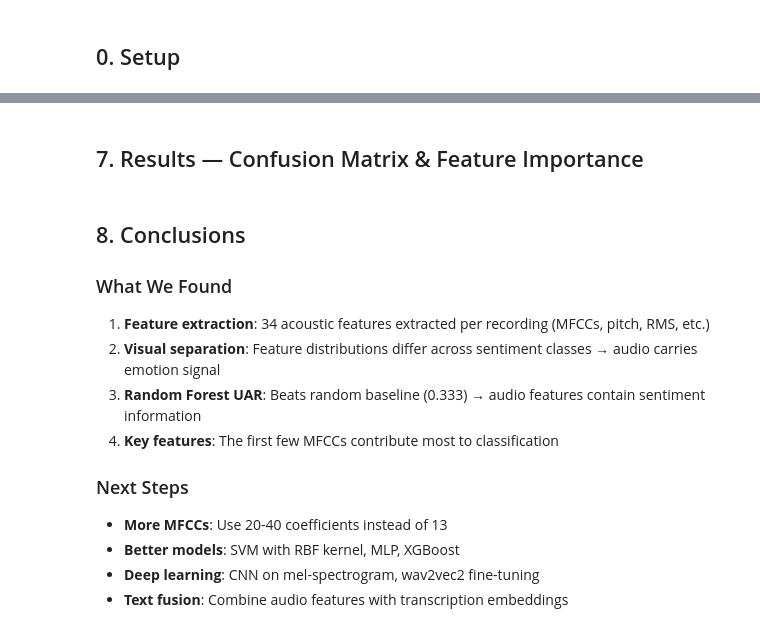
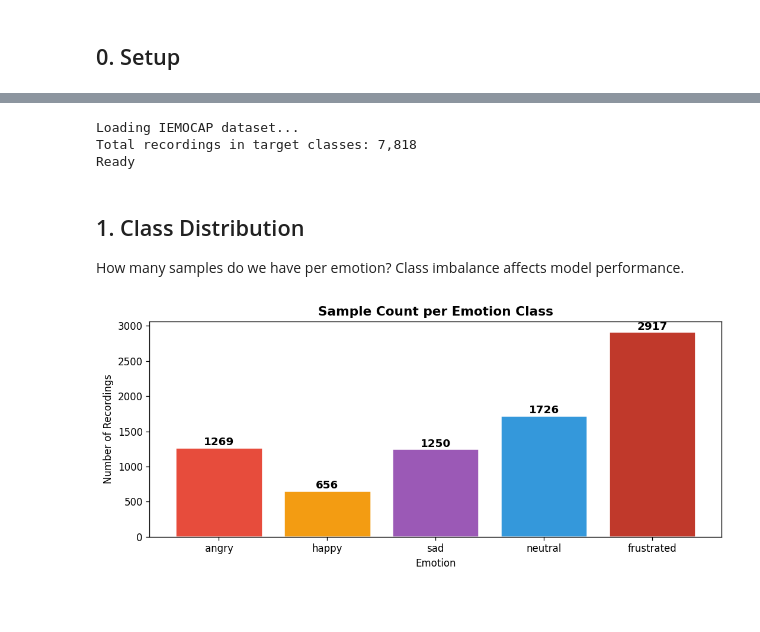
Before and after one commit to ronenhr/IEMOCAP-project, a Jupyter notebook: notebooks/03_audio_features.ipynb, the cells around one changed output, grey strips where cells are left out. Cells and saved outputs as stored; diff of their text form; code cells hidden in the pictures; blank space fills up the shorter version.

```diff
--- a/notebooks/03_audio_features.ipynb
+++ b/notebooks/03_audio_features.ipynb
@@ -271,2 +23,0 @@ print(f"    Improvement over random: {(mean_uar-0.333)/0.333*100:.1f}%")
-# %% [markdown]
-## 7. Results — Confusion Matrix & Feature Importance
@@ -294,15 +24,57 @@ print(f"\n📌 Most important feature: {importances.idxmax()}")
-# %% [markdown]
-## 8. Conclusions
-
-### What We Found
-
-1. **Feature extraction**: 34 acoustic features extracted per recording (MFCCs, pitch, RMS, etc.)
-2. **Visual separation**: Feature distributions differ across sentiment classes → audio carries emotion signal
-3. **Random Forest UAR**: Beats random baseline (0.333) → audio features contain sentiment information
-4. **Key features**: The first few MFCCs contribute most to classification
-
-### Next Steps
-- **More MFCCs**: Use 20-40 coefficients instead of 13
-- **Better models**: SVM with RBF kernel, MLP, XGBoost
-- **Deep learning**: CNN on mel-spectrogram, wav2vec2 fine-tuning
-- **Text fusion**: Combine audio features with transcription embeddings
+# %%
+import warnings; warnings.filterwarnings("ignore")
+import numpy as np, pandas as pd
+import matplotlib.pyplot as plt, matplotlib.gridspec as gridspec
+import librosa, librosa.display
+import seaborn as sns
+from datasets import load_dataset
+from pathlib import Path
+from sklearn.ensemble import RandomForestClassifier
+from sklearn.metrics import classification_report, confusion_matrix, ConfusionMatrixDisplay
+from sklearn.preprocessing import LabelEncoder
+
+plt.rcParams.update({"figure.dpi":120,"font.family":"sans-serif"})
+FIG_DIR = Path("../reports/figures"); FIG_DIR.mkdir(parents=True, exist_ok=True)
+
+# 5-class setup — frustrated is included
+TARGET_EMOTIONS = ["angry", "happy", "sad", "neutral", "frustrated"]
+EMO_COLORS = {
+    "angry":     "#e74c3c",
+    "happy":     "#f39c12",
+    "neutral":   "#3498db",
+    "sad":       "#9b59b6",
+    "frustrated":"#c0392b",
+}
+
+print("Loading IEMOCAP dataset...")
+ds = load_dataset("AbstractTTS/IEMOCAP", split="train")
+total_target = sum(1 for x in ds if x.get("major_emotion","") in TARGET_EMOTIONS)
+print(f"Total recordings in target classes: {total_target:,}")
+print("Ready")
+# %% [output]
+Loading IEMOCAP dataset...
+Total recordings in target classes: 7,818
+Ready
+# %% [markdown]
+## 1. Class Distribution
+How many samples do we have per emotion? Class imbalance affects model performance.
+# %%
+counts = {e: 0 for e in TARGET_EMOTIONS}
+for item in ds:
+    emo = item.get("major_emotion", "")
+    if emo in TARGET_EMOTIONS:
+        counts[emo] += 1
+
+plt.figure(figsize=(9, 4))
+bars = plt.bar(counts.keys(), counts.values(),
+               color=[EMO_COLORS[e] for e in counts], edgecolor="white", linewidth=1.5)
+plt.title("Sample Count per Emotion Class", fontweight="bold", fontsize=13)
+plt.ylabel("Number of Recordings")
+plt.xlabel("Emotion")
+for bar, val in zip(bars, counts.values()):
+    plt.text(bar.get_x() + bar.get_width()/2, bar.get_height() + 30,
+             str(val), ha="center", fontweight="bold", fontsize=11)
+plt.tight_layout()
+plt.savefig(FIG_DIR/"F0_class_distribution.png", bbox_inches="tight"); plt.show()
+# %% [output]
+[figure, added]
```
Also changed, not shown: parts of 35 cells of this notebook, 11 other files.
